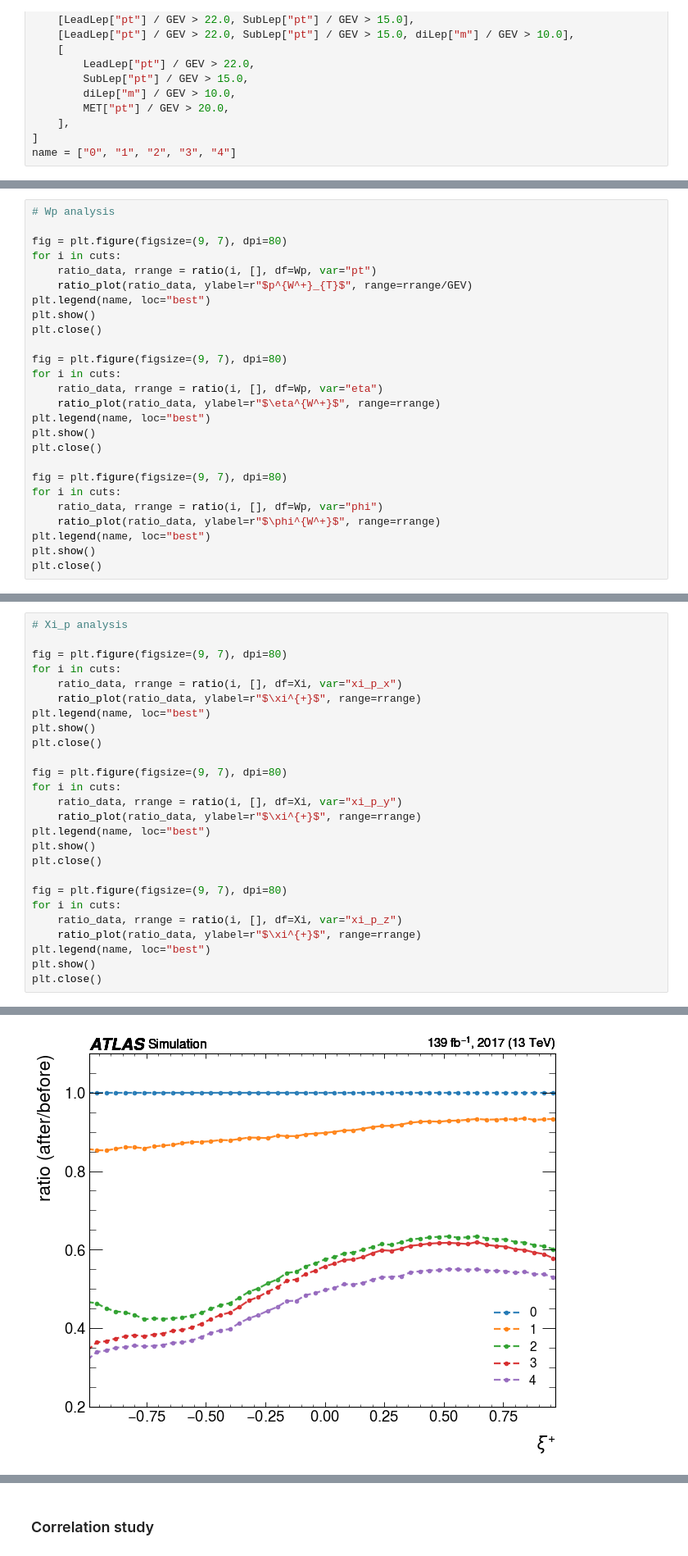
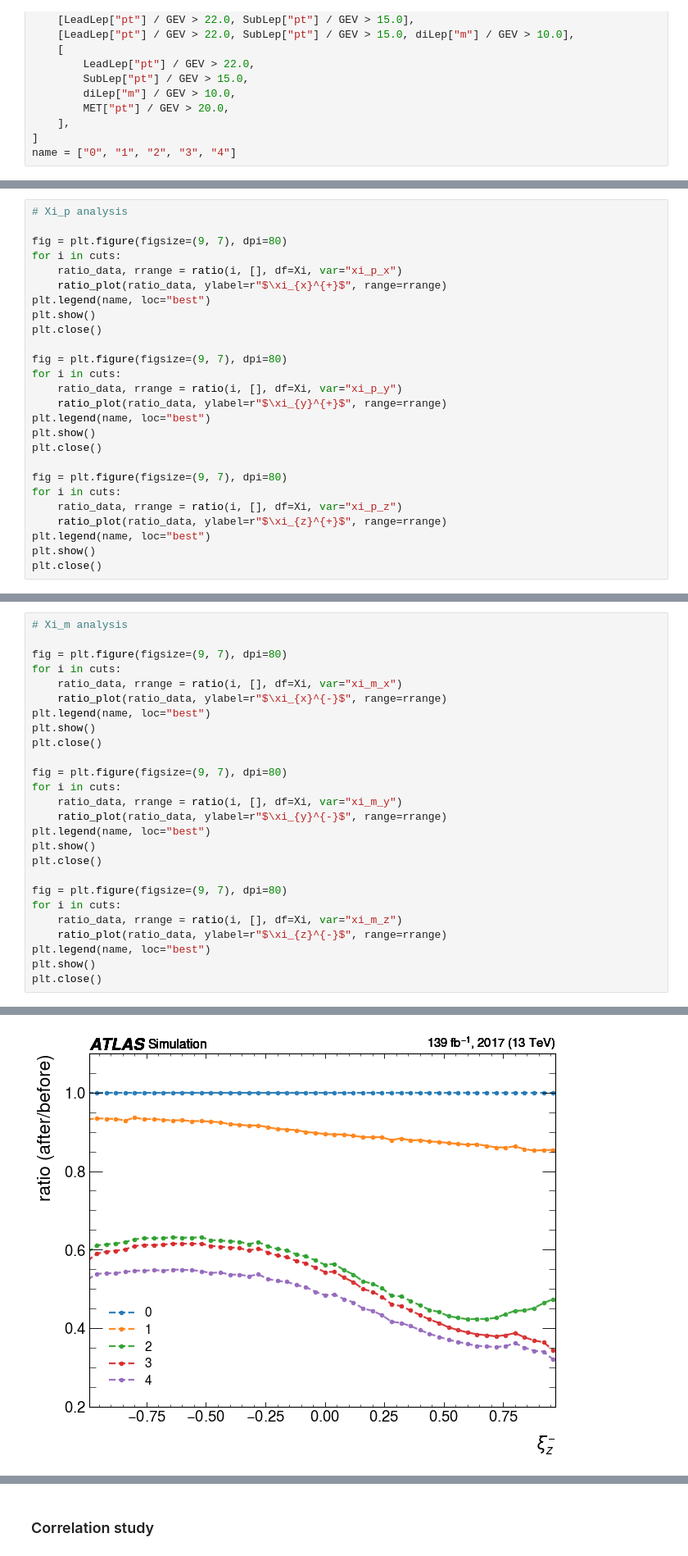
Before and after one commit to yygarypeng/Bell-Analysis, a Jupyter notebook: TRUTH3_dump_CutAnalysis/truth-analysis.ipynb, the cells around one changed output, grey strips where cells are left out. Shown at 82% size. Saved outputs shown, nothing was run; the diff lists cells and outputs as text.

```diff
--- a/TRUTH3_dump_CutAnalysis/truth-analysis.ipynb
+++ b/TRUTH3_dump_CutAnalysis/truth-analysis.ipynb
@@ -278,28 +308,28 @@ plt.close()
 [figure]
 [figure]
 # %%
-# Wp analysis
+# Xi_p analysis
 
 fig = plt.figure(figsize=(9, 7), dpi=80)
 for i in cuts:
-    ratio_data, rrange = ratio(i, [], df=Wp, var="pt")
-    ratio_plot(ratio_data, ylabel=r"$p^{W^+}_{T}$", range=rrange/GEV)
+    ratio_data, rrange = ratio(i, [], df=Xi, var="xi_p_x")
+    ratio_plot(ratio_data, ylabel=r"$\xi_{x}^{+}$", range=rrange)
 plt.legend(name, loc="best")
 plt.show()
 plt.close()
 
 fig = plt.figure(figsize=(9, 7), dpi=80)
 for i in cuts:
-    ratio_data, rrange = ratio(i, [], df=Wp, var="eta")
-    ratio_plot(ratio_data, ylabel=r"$\eta^{W^+}$", range=rrange)
+    ratio_data, rrange = ratio(i, [], df=Xi, var="xi_p_y")
+    ratio_plot(ratio_data, ylabel=r"$\xi_{y}^{+}$", range=rrange)
 plt.legend(name, loc="best")
 plt.show()
 plt.close()
 
 fig = plt.figure(figsize=(9, 7), dpi=80)
 for i in cuts:
-    ratio_data, rrange = ratio(i, [], df=Wp, var="phi")
-    ratio_plot(ratio_data, ylabel=r"$\phi^{W^+}$", range=rrange)
+    ratio_data, rrange = ratio(i, [], df=Xi, var="xi_p_z")
+    ratio_plot(ratio_data, ylabel=r"$\xi_{z}^{+}$", range=rrange)
 plt.legend(name, loc="best")
 plt.show()
 plt.close()
@@ -310,26 +340,26 @@ plt.close()
 # %%
-# Xi_p analysis
+# Xi_m analysis
 
 fig = plt.figure(figsize=(9, 7), dpi=80)
 for i in cuts:
-    ratio_data, rrange = ratio(i, [], df=Xi, var="xi_p_x")
-    ratio_plot(ratio_data, ylabel=r"$\xi^{+}$", range=rrange)
+    ratio_data, rrange = ratio(i, [], df=Xi, var="xi_m_x")
+    ratio_plot(ratio_data, ylabel=r"$\xi_{x}^{-}$", range=rrange)
 plt.legend(name, loc="best")
 plt.show()
 plt.close()
 
 fig = plt.figure(figsize=(9, 7), dpi=80)
 for i in cuts:
-    ratio_data, rrange = ratio(i, [], df=Xi, var="xi_p_y")
-    ratio_plot(ratio_data, ylabel=r"$\xi^{+}$", range=rrange)
+    ratio_data, rrange = ratio(i, [], df=Xi, var="xi_m_y")
+    ratio_plot(ratio_data, ylabel=r"$\xi_{y}^{-}$", range=rrange)
 plt.legend(name, loc="best")
 plt.show()
 plt.close()
 
 fig = plt.figure(figsize=(9, 7), dpi=80)
 for i in cuts:
-    ratio_data, rrange = ratio(i, [], df=Xi, var="xi_p_z")
-    ratio_plot(ratio_data, ylabel=r"$\xi^{+}$", range=rrange)
+    ratio_data, rrange = ratio(i, [], df=Xi, var="xi_m_z")
+    ratio_plot(ratio_data, ylabel=r"$\xi_{z}^{-}$", range=rrange)
 plt.legend(name, loc="best")
 plt.show()
 plt.close()
@@ -339 +369 @@ plt.close()
-[figure, old version]
+[figure, new version]
```
Also changed, not shown: parts of 11 cells of this notebook.
